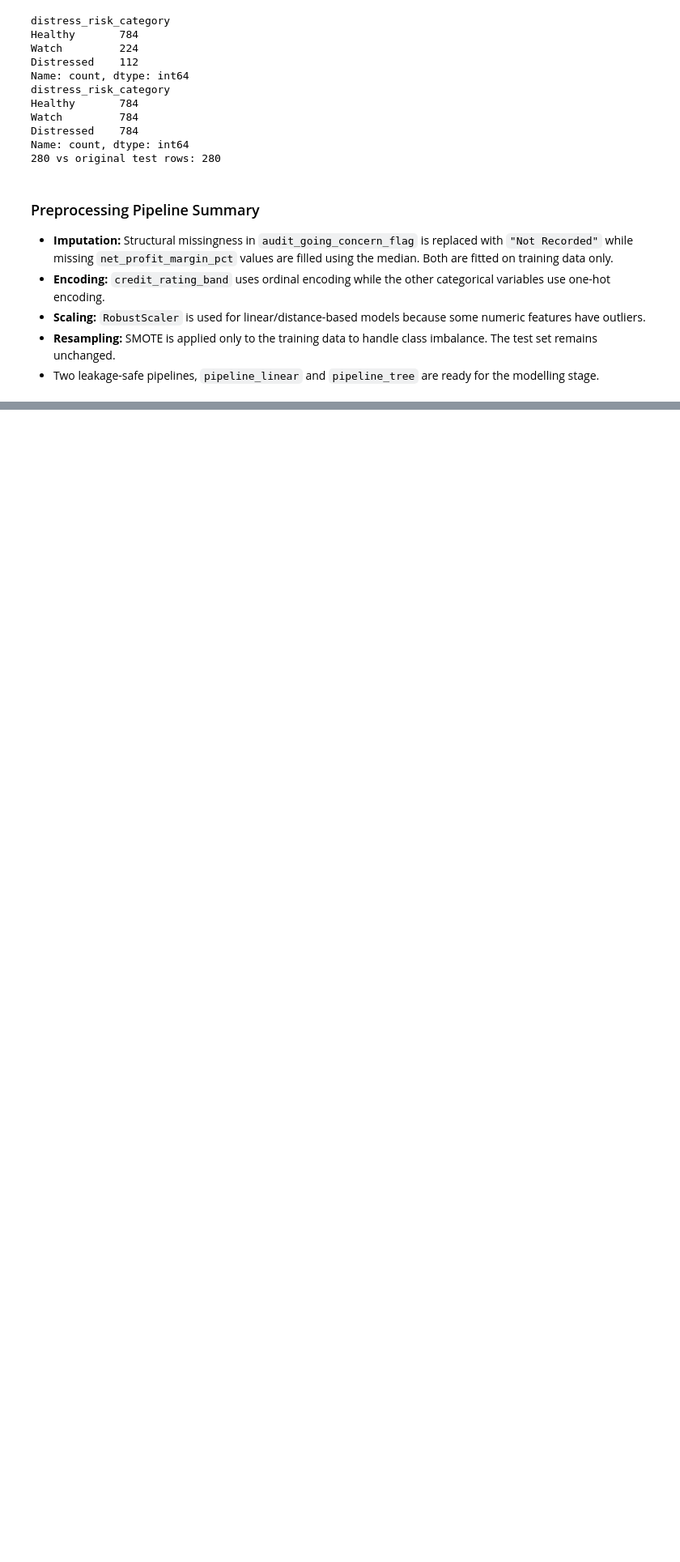
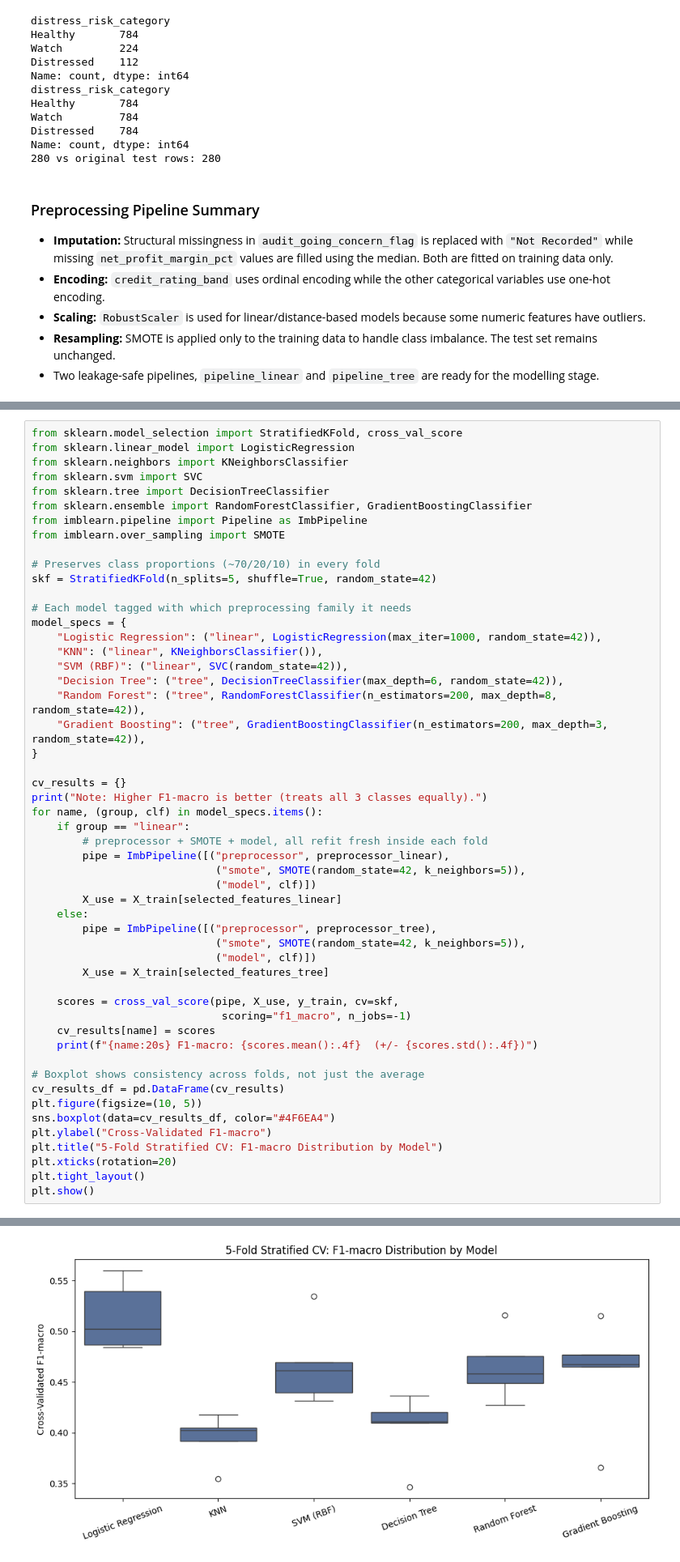
Before and after one commit to GraceChelangat/BI-ClassificationC1, a Jupyter notebook: notebooks/classification_corporate_financial_distress.ipynb, the cells around one changed output, grey strips where cells are left out. Shown at 81% size. Cells and saved outputs as stored; diff of their text form; blank space fills up the shorter version.

```diff
--- a/notebooks/classification_corporate_financial_distress.ipynb
+++ b/notebooks/classification_corporate_financial_distress.ipynb
@@ -982,0 +1032,53 @@ Name: count, dtype: int64
+# %%
+from sklearn.model_selection import StratifiedKFold, cross_val_score
+from sklearn.linear_model import LogisticRegression
+from sklearn.neighbors import KNeighborsClassifier
+from sklearn.svm import SVC
+from sklearn.tree import DecisionTreeClassifier
+from sklearn.ensemble import RandomForestClassifier, GradientBoostingClassifier
+from imblearn.pipeline import Pipeline as ImbPipeline
+from imblearn.over_sampling import SMOTE
+
+# Preserves class proportions (~70/20/10) in every fold
+skf = StratifiedKFold(n_splits=5, shuffle=True, random_state=42)
+
+# Each model tagged with which preprocessing family it needs
+model_specs = {
+    "Logistic Regression": ("linear", LogisticRegression(max_iter=1000, random_state=42)),
+    "KNN": ("linear", KNeighborsClassifier()),
+    "SVM (RBF)": ("linear", SVC(random_state=42)),
+    "Decision Tree": ("tree", DecisionTreeClassifier(max_depth=6, random_state=42)),
+    "Random Forest": ("tree", RandomForestClassifier(n_estimators=200, max_depth=8, random_state=42)),
+    "Gradient Boosting": ("tree", GradientBoostingClassifier(n_estimators=200, max_depth=3, random_state=42)),
+}
+
+cv_results = {}
+print("Note: Higher F1-macro is better (treats all 3 classes equally).")
+for name, (group, clf) in model_specs.items():
+    if group == "linear":
+        # preprocessor + SMOTE + model, all refit fresh inside each fold
+        pipe = ImbPipeline([("preprocessor", preprocessor_linear),
+                             ("smote", SMOTE(random_state=42, k_neighbors=5)),
+                             ("model", clf)])
+        X_use = X_train[selected_features_linear]
+    else:
+        pipe = ImbPipeline([("preprocessor", preprocessor_tree),
+                             ("smote", SMOTE(random_state=42, k_neighbors=5)),
+                             ("model", clf)])
+        X_use = X_train[selected_features_tree]
+
+    scores = cross_val_score(pipe, X_use, y_train, cv=skf,
+                              scoring="f1_macro", n_jobs=-1)
+    cv_results[name] = scores
+    print(f"{name:20s} F1-macro: {scores.mean():.4f}  (+/- {scores.std():.4f})")
+
+# Boxplot shows consistency across folds, not just the average
+cv_results_df = pd.DataFrame(cv_results)
+plt.figure(figsize=(10, 5))
+sns.boxplot(data=cv_results_df, color="#4F6EA4")
+plt.ylabel("Cross-Validated F1-macro")
+plt.title("5-Fold Stratified CV: F1-macro Distribution by Model")
+plt.xticks(rotation=20)
+plt.tight_layout()
+plt.show()
+# %% [output]
@@ -982,0 +1092 @@ Name: count, dtype: int64
+[figure, added]
```
Also changed, not shown: parts of 10 cells of this notebook.
